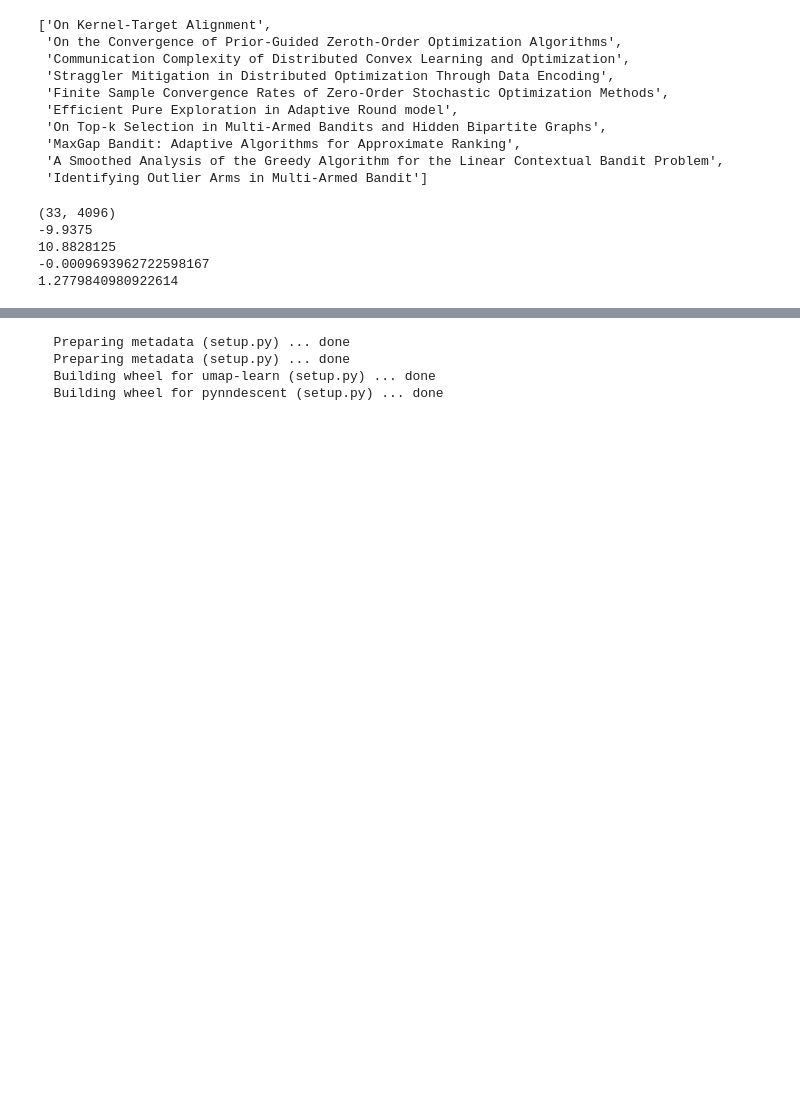
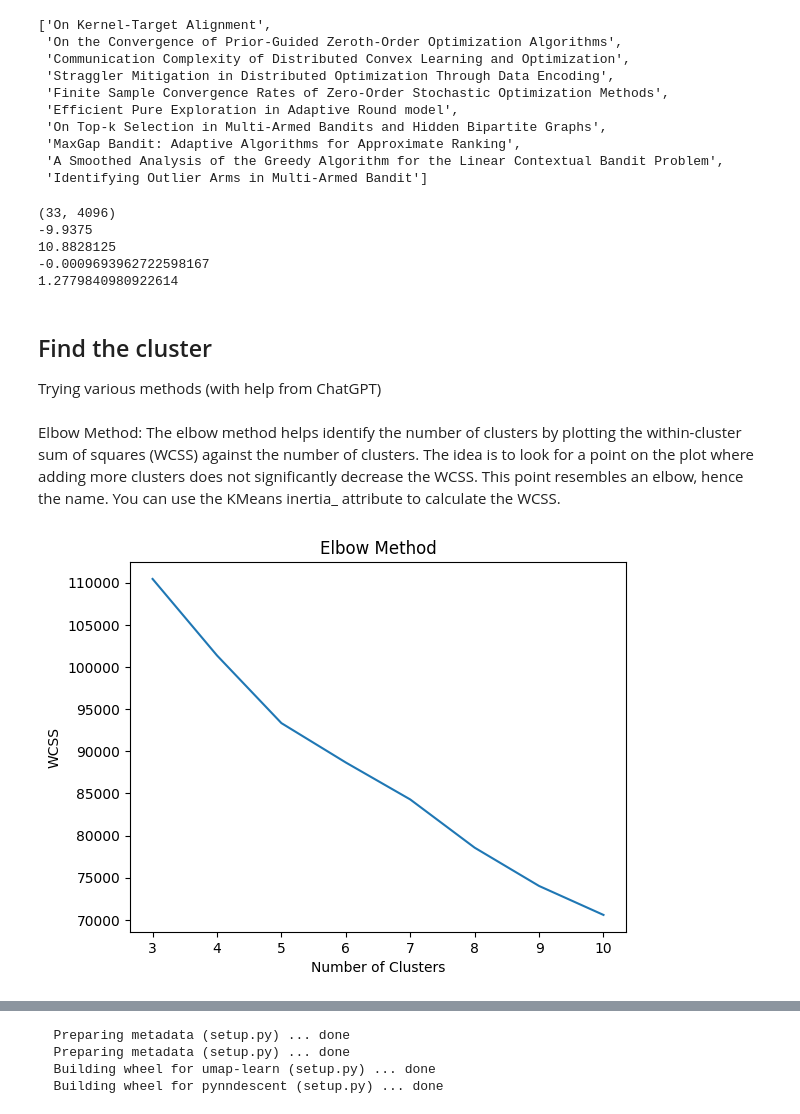
Before and after one commit to Hackathorn/WILS-NEURIP22, a Jupyter notebook: notebooks/WILS-NEURIPS22-DataPrep-v1.ipynb, the cells around one changed output, grey strips where cells are left out. Saved outputs shown, nothing was run; the diff lists cells and outputs as text; code cells hidden in the pictures; blank space fills up the shorter version.

Commit message:
update with clustering

```diff
--- a/notebooks/WILS-NEURIPS22-DataPrep-v1.ipynb
+++ b/notebooks/WILS-NEURIPS22-DataPrep-v1.ipynb
@@ -73,3 +71,36 @@ print(embeddings.std())
 10.8828125
 -0.0009693962722598167
 1.2779840980922614
+# %% [markdown]
+## Find the cluster
+
+Trying various methods (with help from ChatGPT)
+# %% [markdown]
+Elbow Method: The elbow method helps identify the number of clusters by plotting the within-cluster sum of squares (WCSS) against the number of clusters. The idea is to look for a point on the plot where adding more clusters does not significantly decrease the WCSS. This point resembles an elbow, hence the name. You can use the KMeans inertia_ attribute to calculate the WCSS.
+# %%
+import matplotlib.pyplot as plt
+from sklearn.cluster import KMeans
+
+# Assuming you have a list of 33 objects with their corresponding 4096-dimensional vectors
+# objects = [...]  # Replace [...] with your actual object list
+vectors = embeddings
+
+# Define the range of clusters to try
+min_clusters = 3
+max_clusters = 10
+
+# Calculate the within-cluster sum of squares (WCSS) for different cluster numbers
+wcss = []
+for num_clusters in range(min_clusters, max_clusters + 1):
+    kmeans = KMeans(n_clusters=num_clusters)
+    kmeans.fit(vectors)
+    wcss.append(kmeans.inertia_)
+
+# Plot the WCSS values against the number of clusters
+plt.plot(range(min_clusters, max_clusters + 1), wcss)
+plt.xlabel('Number of Clusters')
+plt.ylabel('WCSS')
+plt.title('Elbow Method')
+plt.show()
+# %% [output]
+[figure, added]
```
Also changed, not shown: parts of 13 cells of this notebook.
